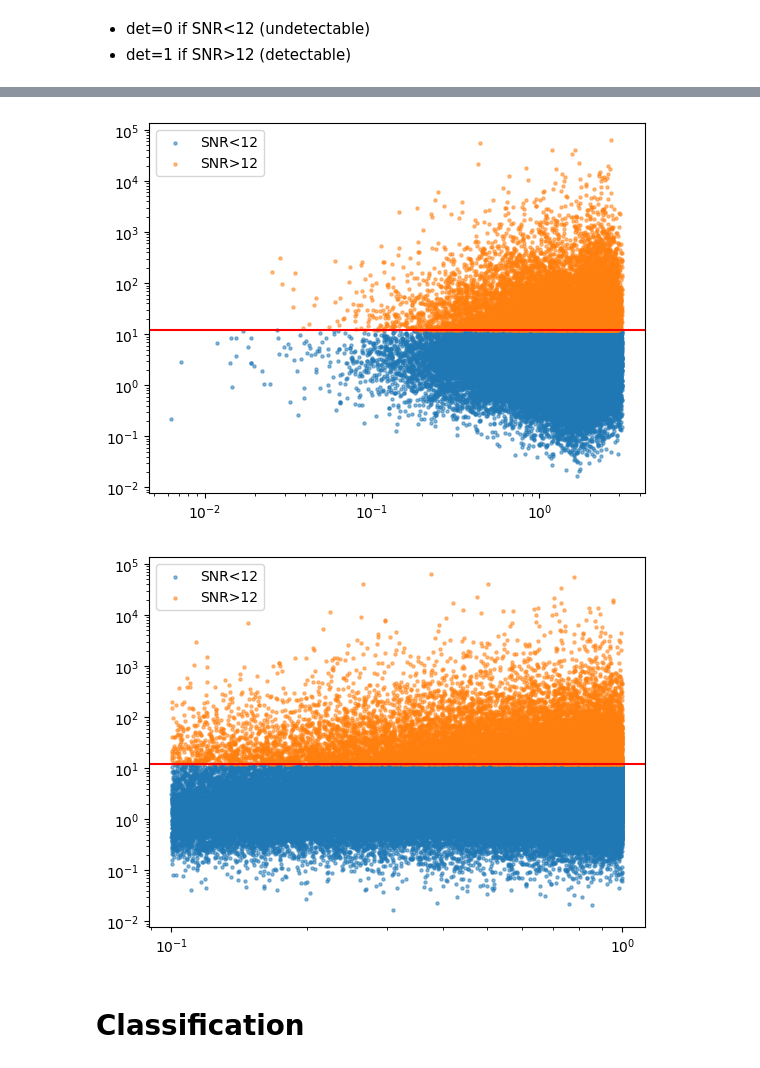
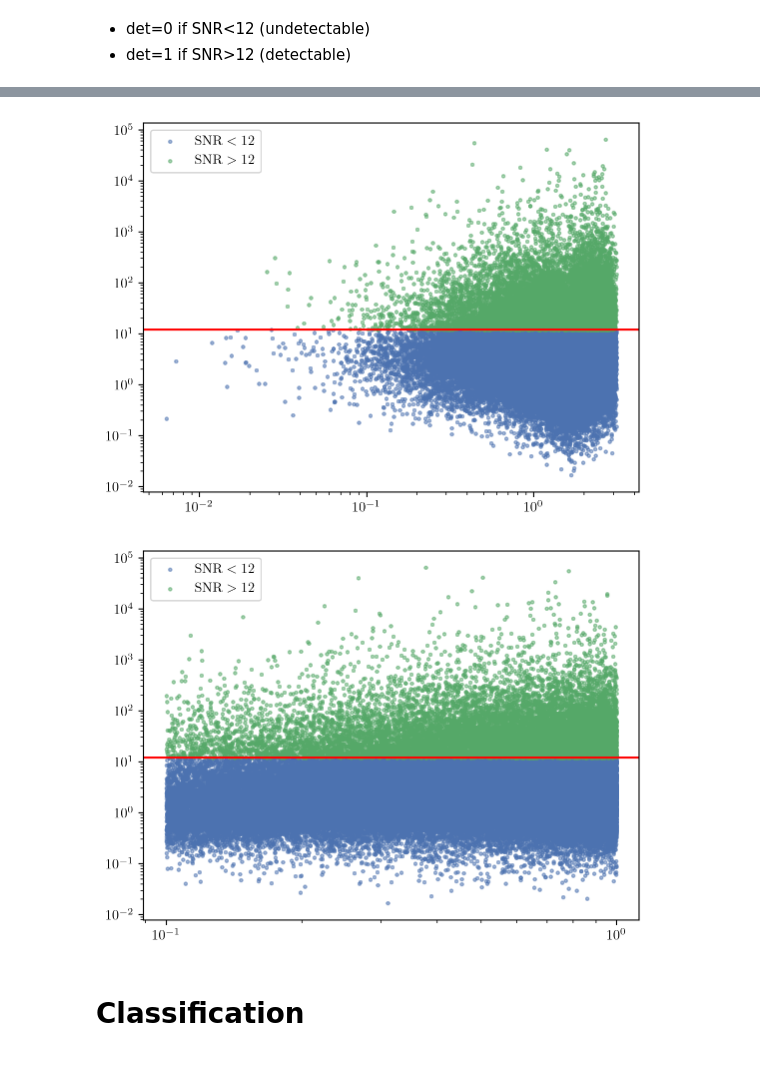
Before and after one commit to GiuliaConti/astrostatistics_bicocca_2024, a Jupyter notebook: working/E18_L20_SNR.ipynb, the cells around one changed output, grey strips where cells are left out. Saved outputs shown, nothing was run; the diff lists cells and outputs as text; code cells hidden in the pictures.

```diff
--- a/working/E18_L20_SNR.ipynb
+++ b/working/E18_L20_SNR.ipynb
@@ -10,6 +12,8 @@ from sklearn.model_selection import train_test_split
 from sklearn.metrics import roc_curve
 from sklearn.metrics import accuracy_score
 from sklearn.model_selection import GridSearchCV
+from sklearn.decomposition import PCA
+from sklearn.preprocessing import StandardScaler
 
 from sklearn.ensemble import BaggingClassifier
 from sklearn.tree import DecisionTreeClassifier
@@ -17,6 +21,11 @@ from sklearn.ensemble import RandomForestClassifier
 from sklearn.ensemble import GradientBoostingClassifier
 
 from astroML.utils import completeness_contamination
+
+plt.style.use('seaborn-v0_8-deep')
+plt.rc('text', usetex=True)
+%matplotlib inline
+%config InlineBackend.figure_format='retina'
 # %%
 data = h5py.File('/Users/giulia/coding/astrostat/sample_2e7_design_precessing_higherordermodes_3detectors.h5', 'r')
 # %%
@@ -62,21 +71,21 @@ plt.show()
 # %%
-plt.scatter(iota[det==0], snr[det==0], s=5, alpha=0.5, c='C0', edgecolors='C0', label='SNR<12')
-plt.scatter(iota[det==1], snr[det==1], s=5, alpha=0.5, c='C1', edgecolors='C1', label='SNR>12')
+plt.scatter(iota[det==0], snr[det==0], s=5, alpha=0.5, c='C0', edgecolors='C0', label=r"$\mathrm{SNR} < 12$")
+plt.scatter(iota[det==1], snr[det==1], s=5, alpha=0.5, c='C1', edgecolors='C1', label=r"$\mathrm{SNR} > 12$")
 plt.axhline(12, color = 'red')
 plt.loglog()
 plt.legend()
 plt.show()
 # %% [output]
-[figure, old version]
+[figure, new version]
 # %%
-plt.scatter(q[det==0], snr[det==0], s=5, alpha=0.5, c='C0', edgecolors='C0', label='SNR<12')
-plt.scatter(q[det==1], snr[det==1], s=5, alpha=0.5, c='C1', edgecolors='C1', label='SNR>12')
+plt.scatter(q[det==0], snr[det==0], s=5, alpha=0.5, c='C0', edgecolors='C0', label=r"$\mathrm{SNR} < 12$")
+plt.scatter(q[det==1], snr[det==1], s=5, alpha=0.5, c='C1', edgecolors='C1', label=r"$\mathrm{SNR} > 12$")
 plt.axhline(12, color = 'red')
 plt.loglog()
 plt.legend()
 plt.show()
 # %% [output]
-[figure, old version]
+[figure, new version]
 # %% [markdown]
 # Classification
 # %%
```
Also changed, not shown: parts of 25 cells of this notebook.
